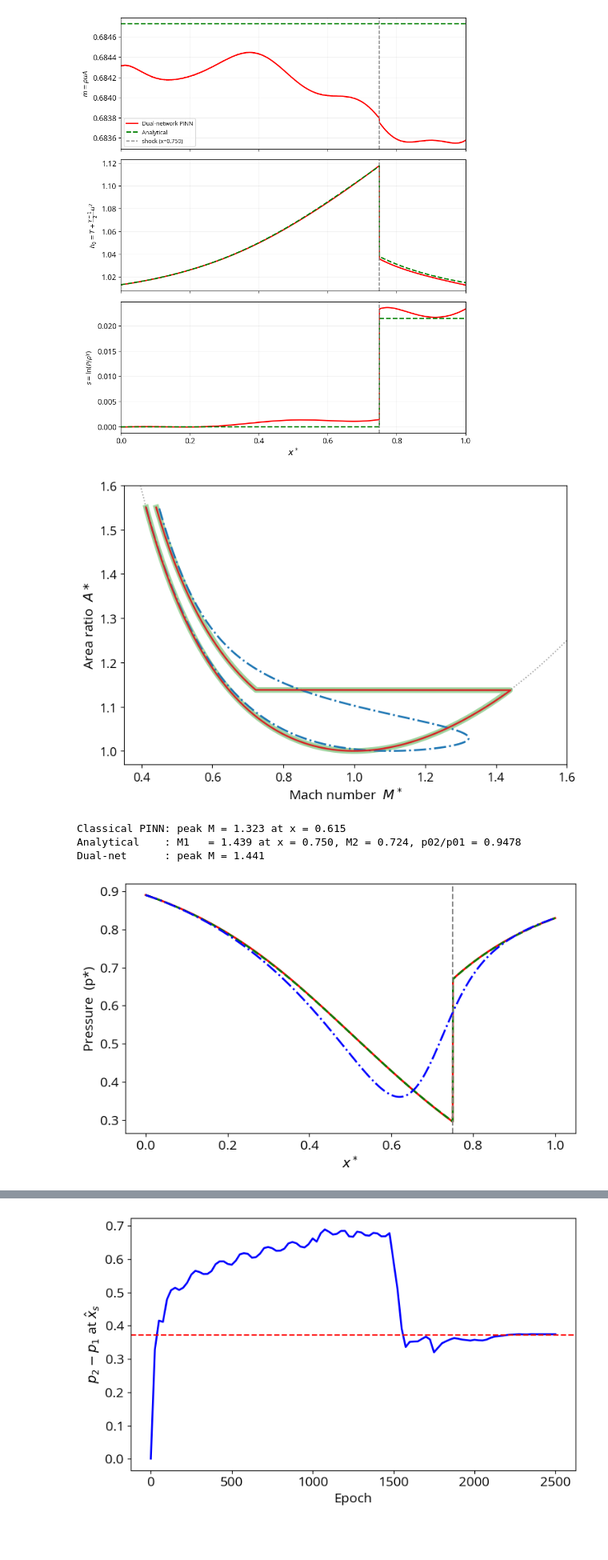
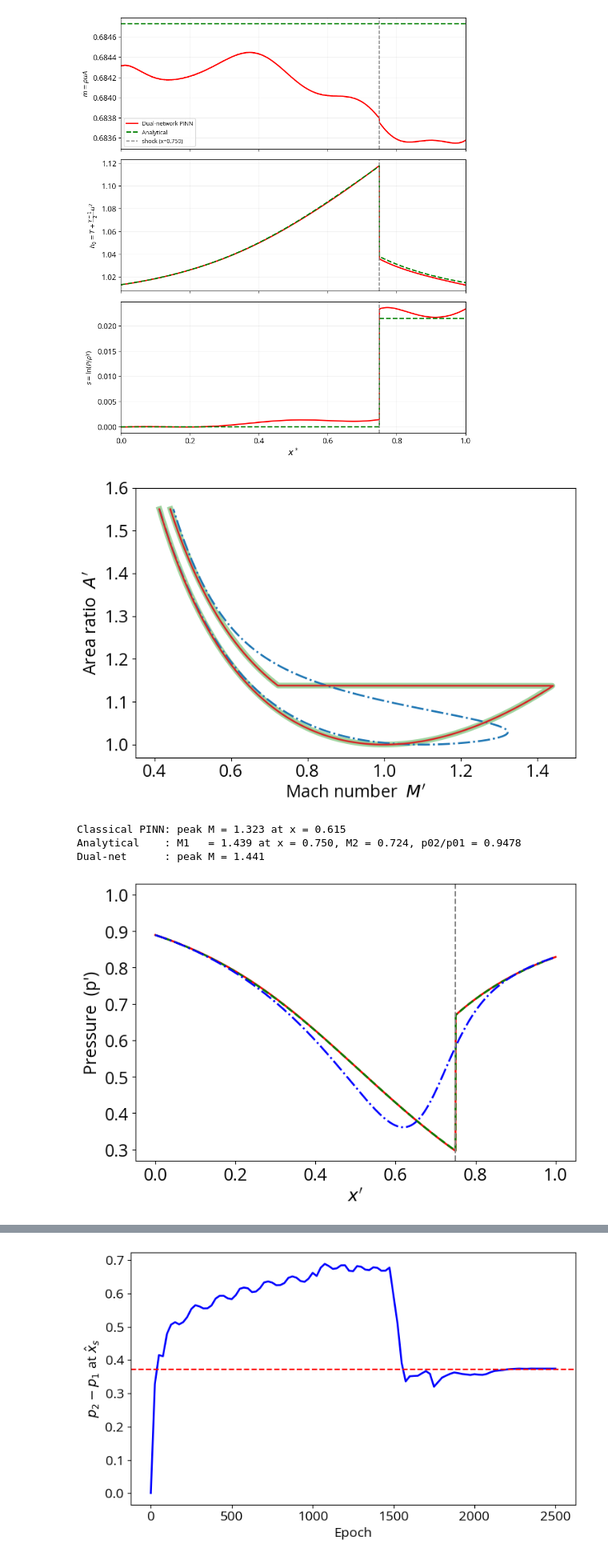
Before and after one commit to Lofty-Brambles/qsnippets, a Jupyter notebook: napc/unsteady_fb_add_pinn.ipynb, the cells around one changed output, grey strips where cells are left out. Shown at 80% size. Drawn from its saved outputs; the diff is of its cells as text; code cells hidden in the pictures; blank space fills up the shorter version.

```diff
--- a/napc/unsteady_fb_add_pinn.ipynb
+++ b/napc/unsteady_fb_add_pinn.ipynb
@@ -1429,8 +1415,8 @@ fig, ax = plt.subplots(figsize=(7.5, 5))
 
 # shock-free reference curve (thin, so it doesn't compete with the data)
 M_ref = np.linspace(0.38, 1.7, 400)
-ax.plot(M_ref, isentropic_area_ratio(M_ref), color="0.6", lw=1.2, ls=":",
-        zorder=1, label=r"Isentropic $A/A^*$")
+# ax.plot(M_ref, isentropic_area_ratio(M_ref), color="0.6", lw=1.2, ls=":",
+#         zorder=1, label=r"Isentropic $A/A^*$")
 
 # analytical = wide translucent band underneath, so it stays visible under the dual-net line
 ax.plot(analytic.M, A_geom, color="tab:green", lw=6, alpha=0.45, zorder=2, label="Reference (analytical)")
@@ -1464,10 +1450,10 @@ ax.plot(dual_M, A_geom, color="tab:red", lw=1.8, zorder=4, label="Dual-network P
 #     ax.annotate(name, (analytic.M[i], A_geom[i]), xytext=off,
 #                 textcoords="offset points", ha=ha, fontsize=10)
 
-ax.set_xlabel(r"Mach number  $M^*$", fontsize=14)
-ax.set_ylabel(r"Area ratio  $A*$", fontsize=14)
-ax.set_xlim(0.35, 1.6); ax.set_ylim(0.97, 1.6)
-ax.tick_params(labelsize=13)
+ax.set_xlabel(r"Mach number  $M'$", fontsize=18)
+ax.set_ylabel(r"Area ratio  $A'$", fontsize=18)
+ax.set_xlim(0.35, 1.5); ax.set_ylim(0.97, 1.6)
+ax.tick_params(labelsize=18)
 # ax.legend(loc="upper right", fontsize=10, frameon=False)
 
 plt.tight_layout()
@@ -1480,35 +1466,36 @@ print(f"Analytical    : M1   = {analytic.M1:.3f} at x = {analytic.x_shock:.3f},
       f"M2 = {analytic.M2:.3f}, p02/p01 = {analytic.p02_by_p01:.4f}")
 print(f"Dual-net      : peak M = {dual_M.max():.3f}")
 # %% [output]
-[figure, old version]
+[figure, new version]
 Classical PINN: peak M = 1.323 at x = 0.615
 Analytical    : M1   = 1.439 at x = 0.750, M2 = 0.724, p02/p01 = 0.9478
 Dual-net      : peak M = 1.441
 # %%
 # ── Pressure predictions: classical vs dual-network vs reference ──────────
 # green - analytical
 # orange - classical (single-net)
 # deeppink - dual-network
 # red dashed - predicted shock location
-fig, ax = plt.subplots(figsize=(7.5, 4.5))
+fig, ax = plt.subplots(figsize=(7.5, 5))
 
 ax.plot(x_eval_np, dual_P, color="red", lw=2, label="Dual-network PINN")
 ax.plot(x_eval_np, analytic.P, color="green", lw=2, ls="--", label="Reference (analytical)")
 ax.plot(x_eval_np, classical_P, color="blue", lw=2, ls="-.", label="Classical (single-net PINN)")
 
 ax.axvline(final_shock_loc, color="grey", ls="--", lw=1.5, label=f"predicted shock (x={final_shock_loc:.3f})")
 
-ax.set_xlabel("$x^*$", fontsize=14)
-ax.set_ylabel("Pressure  (p*)", fontsize=14)
+ax.set_xlabel("$x'$", fontsize=18)
+ax.set_ylabel("Pressure  (p')", fontsize=18)
 # ax.legend(loc="best", fontsize=9)
-ax.tick_params(axis="x", labelsize=14)
-ax.tick_params(axis="y", labelsize=14)
+ax.tick_params(axis="x", labelsize=18)
+ax.tick_params(axis="y", labelsize=18)
+ax.set_ylim(0.27, 1.03)
 
 plt.tight_layout()
 plt.savefig("saved_figures/cd_nozzle_dual_net_pressure_predictions.svg", bbox_inches="tight")
 plt.show()
 # %% [output]
-[figure, old version]
+[figure, new version]
 # %%
 # ── Mach number predictions: classical vs dual-network vs reference ───────
 # green - analytical
```
Also changed, not shown: parts of 6 cells of this notebook, 8 other files.
